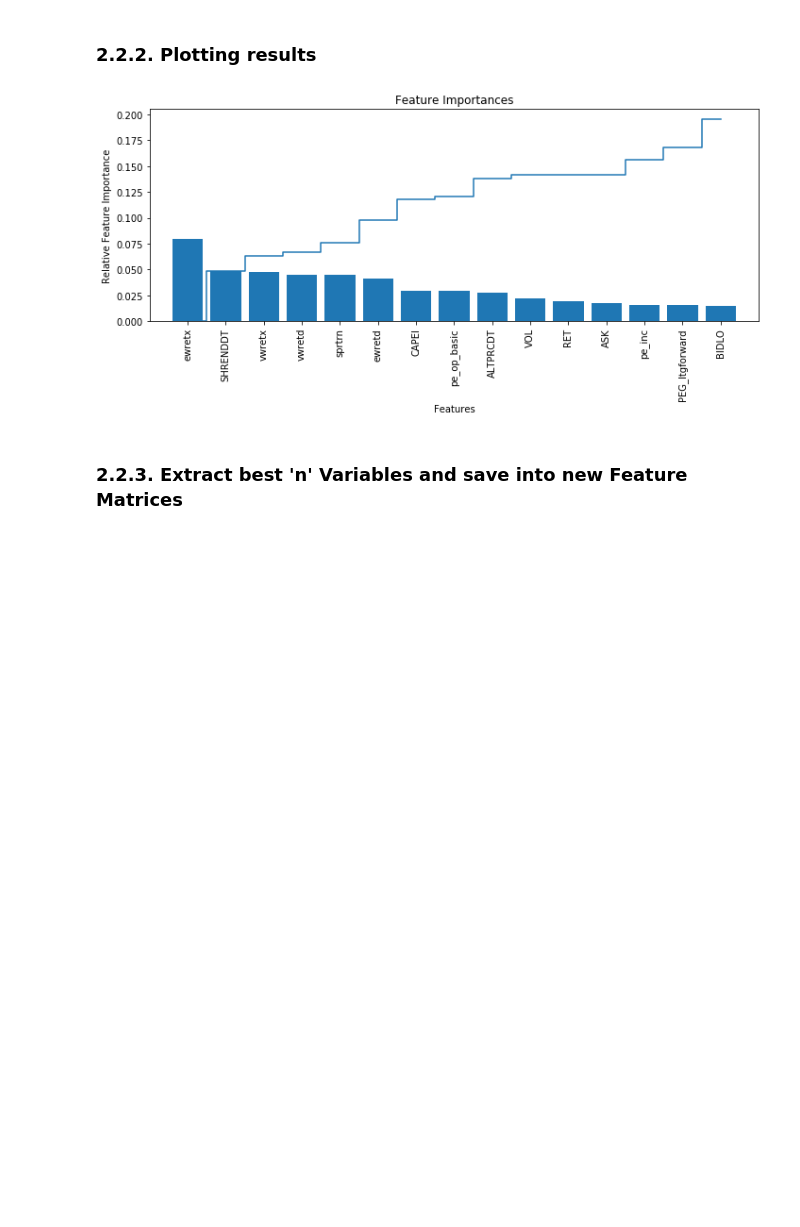
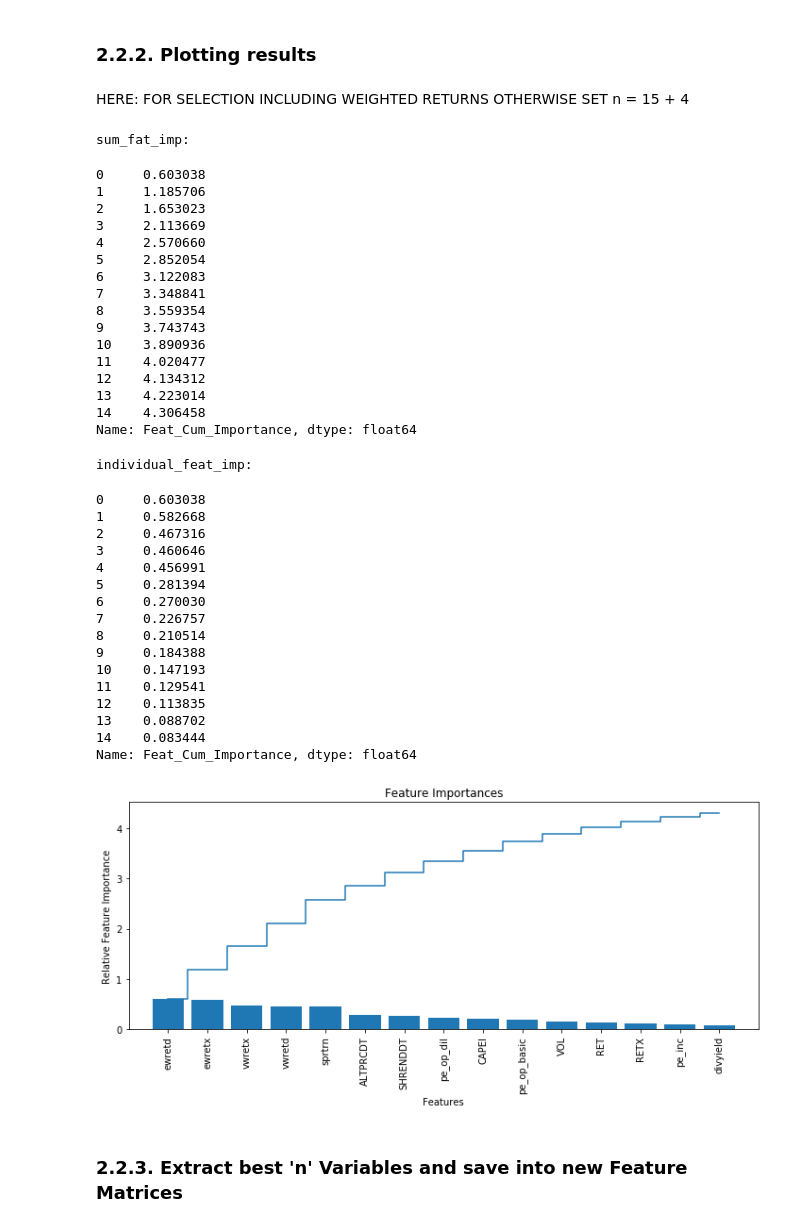
Before and after one commit to mathiasluethi/Machine_Learning_in_Finance_Group_Project, a Jupyter notebook: 2a_feature_selection_randomforest.ipynb, the cells around one changed output. Saved outputs shown, nothing was run; the diff lists cells and outputs as text; code cells hidden in the pictures; blank space fills up the shorter version.

```diff
--- a/2a_feature_selection_randomforest.ipynb
+++ b/2a_feature_selection_randomforest.ipynb
@@ -219,22 +300,78 @@ array(['ewretx', 'SHRENDDT', 'vwretx', 'vwretd', 'sprtrn', 'ewretd',
 # %% [markdown]
 ### 2.2.2.  Plotting results
+# %% [markdown]
+HERE: FOR SELECTION INCLUDING WEIGHTED RETURNS
+    OTHERWISE SET n = 15 + 4
 # %%
+################################## NEW
+##################################
+n = 15
+
+### OLD, when we made just one randomstate
 # Get cumsum of the n most important features
-feat_imp = np.sort(feature_importances)[::-1]
-sum_feat_imp = np.cumsum(feature_importances)[:n]
+#sum_feat_imp = np.cumsum(feature_importances)[:n]
+#display(sum_feat_imp)
+# Sort feature importances
+#feat_imp = np.sort(feature_importances)[::-1]
+#display(feat_imp)
+
+### NEW
+# Get cumulative importance of n most important features
+sum_feat_imp = np.cumsum(best_features_cumsum.Feat_Cum_Importance)[:n]
+print('sum_fat_imp: ')
+display(sum_feat_imp)
+individual_feat_imp = best_features_cumsum.Feat_Cum_Importance[:n]
+print('individual_feat_imp: ')
+display(individual_feat_imp)
+# Get corresponsing feature labels
+feat_lab = best_features_cumsum.Feature_Label[:n]
 
 # Plot Feature Importance (both cumulative and individual)
 plt.figure(figsize = (10, 5))
 plt.title('Feature Importances')
-plt.bar(range(n), feature_importances[indices[:n]], align = 'center')
-plt.xticks(range(n), df_lab, rotation = 90)
+plt.bar(range(n), individual_feat_imp, align = 'center')
+plt.xticks(range(n), feat_lab, rotation = 90)
 plt.xlim([-1, n])
 plt.xlabel('Features')
 plt.ylabel('Relative Feature Importance')
 plt.step(range(n), sum_feat_imp, where = 'mid', label = 'Cumulative Feature Importance')
 plt.tight_layout();
 # %% [output]
+sum_fat_imp:
+0     0.603038
+1     1.185706
+2     1.653023
+3     2.113669
+4     2.570660
+5     2.852054
+6     3.122083
+7     3.348841
+8     3.559354
+9     3.743743
+10    3.890936
+11    4.020477
+12    4.134312
+13    4.223014
+14    4.306458
+Name: Feat_Cum_Importance, dtype: float64
+individual_feat_imp:
+0     0.603038
+1     0.582668
+2     0.467316
+3     0.460646
+4     0.456991
+5     0.281394
+6     0.270030
+7     0.226757
+8     0.210514
+9     0.184388
+10    0.147193
+11    0.129541
+12    0.113835
+13    0.088702
+14    0.083444
+Name: Feat_Cum_Importance, dtype: float64
-[figure, old version]
+[figure, new version]
 # %% [markdown]
 ### 2.2.3. Extract best 'n' Variables and save into new Feature Matrices
 # %% [markdown]
```
Also changed, not shown: parts of 10 cells of this notebook, 2 other files.
